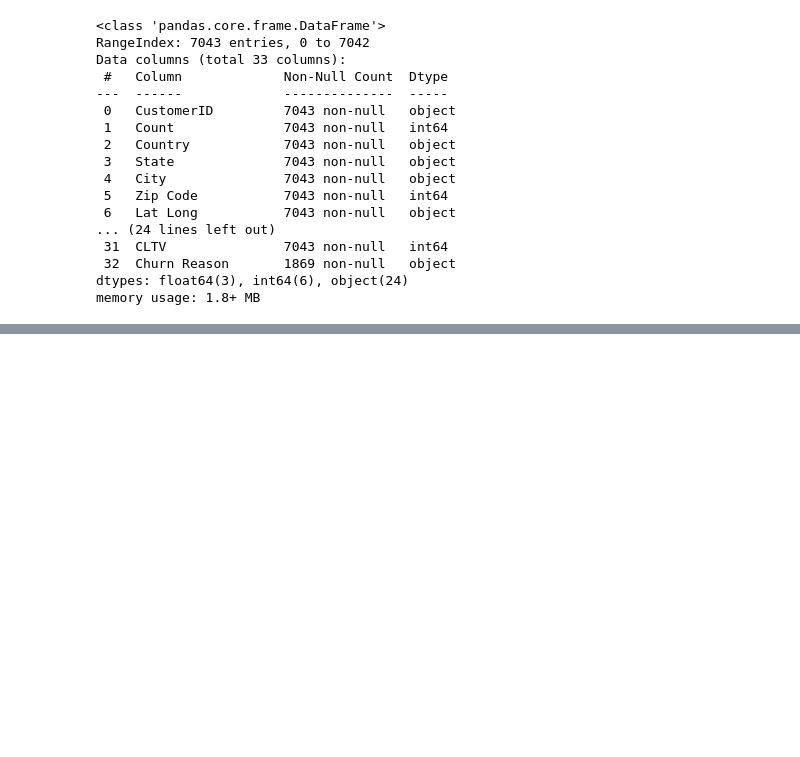
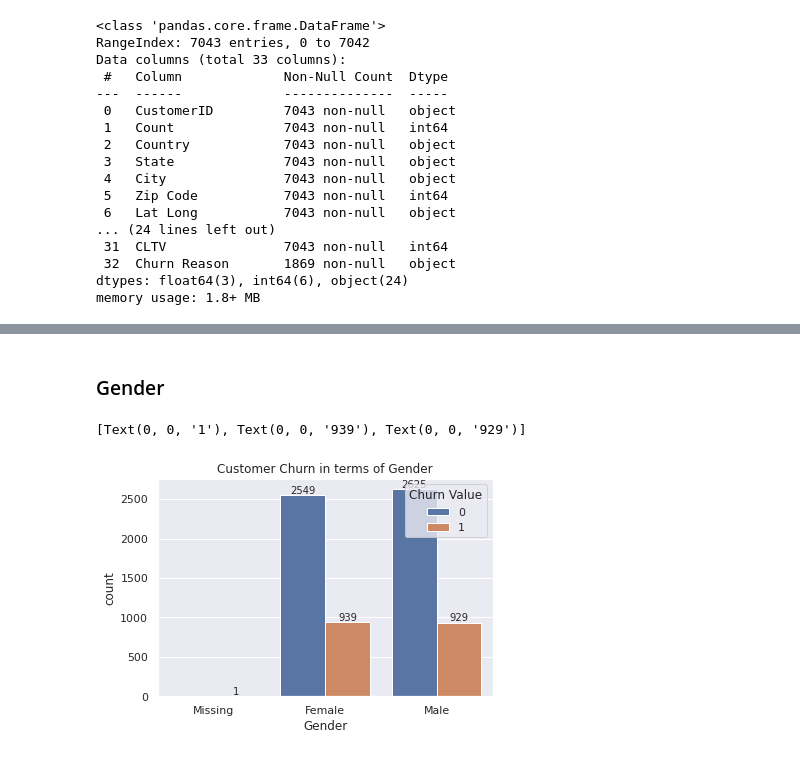
Before and after one commit to sali-129/Assignment-4---Iteration-4, a Jupyter notebook: JupyterNotebook/Untitled.ipynb, the cells around one changed output, grey strips where cells are left out. Drawn from its saved outputs; the diff is of its cells as text; code cells hidden in the pictures; blank space fills up the shorter version.

```diff
--- a/JupyterNotebook/Untitled.ipynb
+++ b/JupyterNotebook/Untitled.ipynb
@@ -86,0 +112,14 @@ memory usage: 1.8+ MB
+# %% [markdown]
+<h3>Gender</h3>
+# %%
+plotData = df_null_replaced
+columnName = "Gender"
+
+
+plot = sns.countplot(x=columnName, data = plotData, hue = "Churn Value")
+plot.set(title = "Customer Churn in terms of " + columnName) ##Showns The Column Name
+plot.bar_label(plot.containers[0]) ##Shows the Count on the bar for Churn Value = 0
+plot.bar_label(plot.containers[1]) ##Shows the Count on the bar for Churn Value = 1
+# %% [output]
+[Text(0, 0, '1'), Text(0, 0, '939'), Text(0, 0, '929')]
+[figure, added]
```
Also changed, not shown: parts of 45 cells of this notebook.
